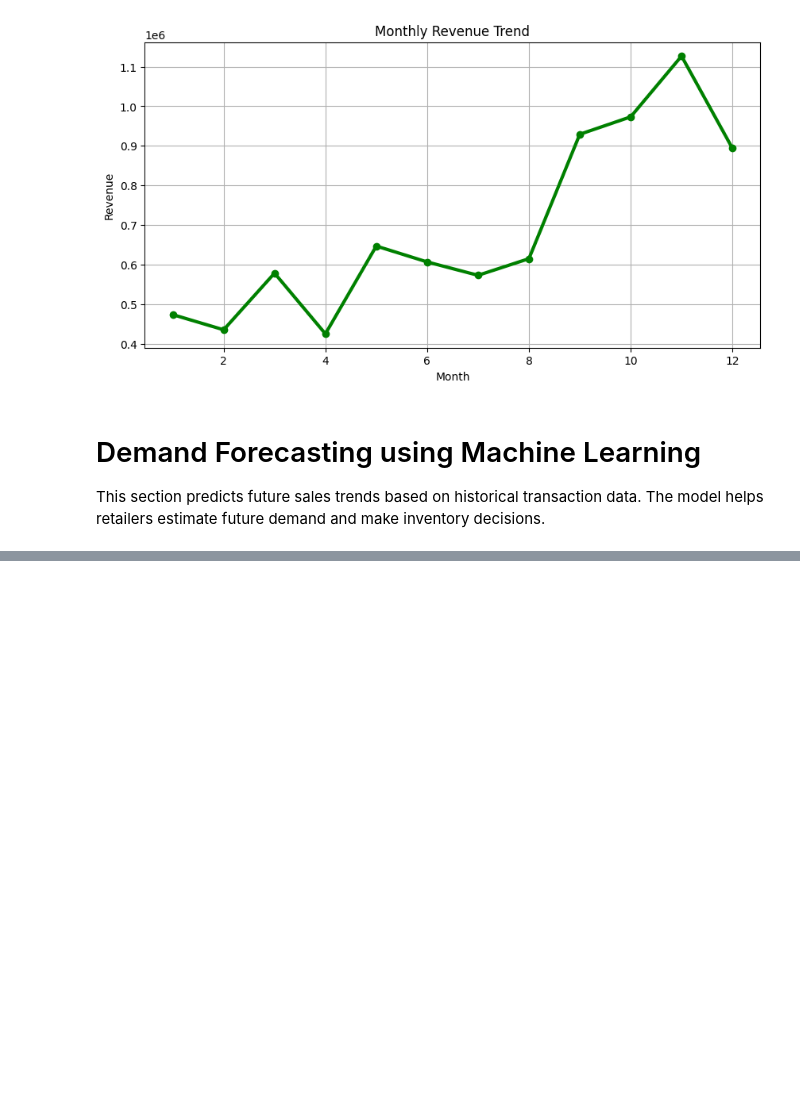
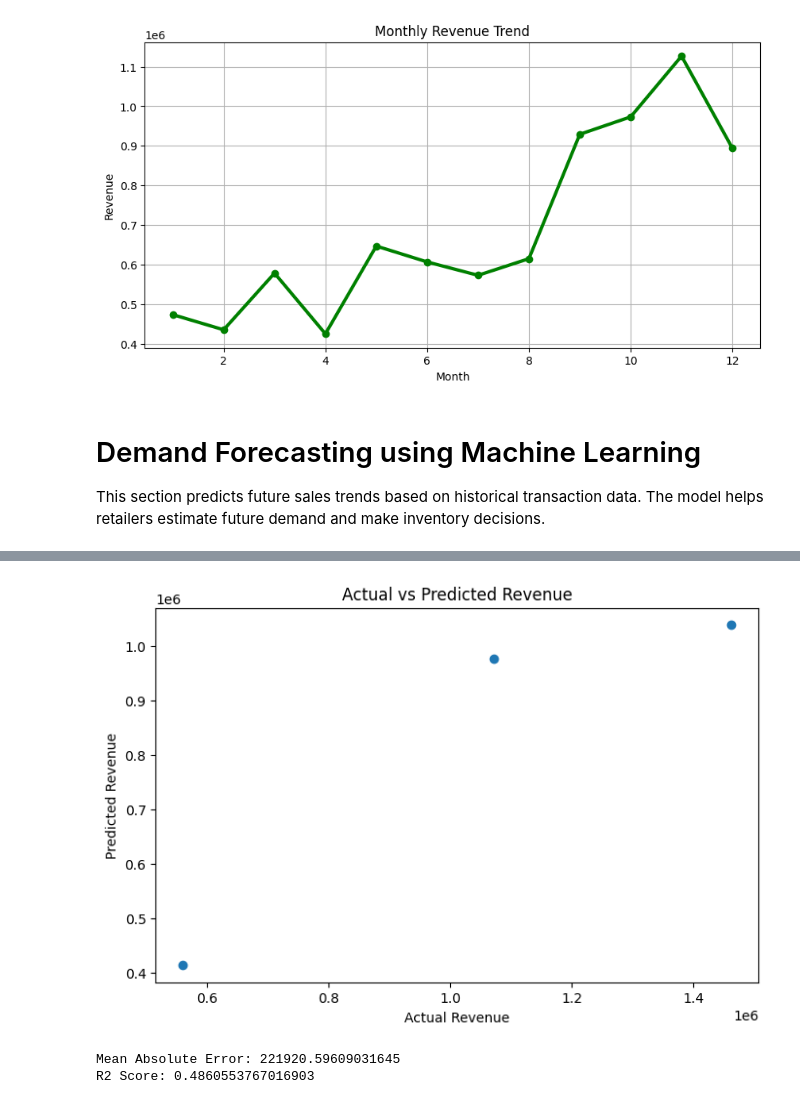
Before and after one commit to shreyabirajdar25-eng/RetailPulse, a Jupyter notebook: EDA.ipynb, the cells around one changed output, grey strips where cells are left out. Saved outputs shown, nothing was run; the diff lists cells and outputs as text; code cells hidden in the pictures; blank space fills up the shorter version.

Commit message:
Added demand forecasting model

```diff
--- a/EDA.ipynb
+++ b/EDA.ipynb
@@ -315,0 +330,6 @@ NameError: name 'df' is not defined
+# %%
+X = monthly_data[['Month']]
+y = monthly_data['Revenue']
+
+print(X.head())
+print(y.head())
@@ -315,0 +353,12 @@ NameError: name 'df' is not defined
+# %%
+X_train, X_test, y_train, y_test = train_test_split(
+    X, y,
+    test_size=0.2,
+    random_state=42
+)
+# %%
+model = LinearRegression()
+
+model.fit(X_train, y_train)
+
+print("Model Training Completed")
@@ -315,0 +367,4 @@ NameError: name 'df' is not defined
+# %%
+y_pred = model.predict(X_test)
+
+print(y_pred)
@@ -315,0 +386,21 @@ NameError: name 'df' is not defined
+# %%
+plt.figure(figsize=(8,5))
+
+plt.scatter(y_test, y_pred)
+
+plt.xlabel("Actual Revenue")
+plt.ylabel("Predicted Revenue")
+plt.title("Actual vs Predicted Revenue")
+
+plt.show()
+# %% [output]
+[figure, added]
+# %%
+mae = mean_absolute_error(y_test, y_pred)
+r2 = r2_score(y_test, y_pred)
+
+print("Mean Absolute Error:", mae)
+print("R2 Score:", r2)
+# %% [output]
+Mean Absolute Error: 221920.59609031645
+R2 Score: 0.4860553767016903
```
Also changed, not shown: parts of 12 cells of this notebook.
